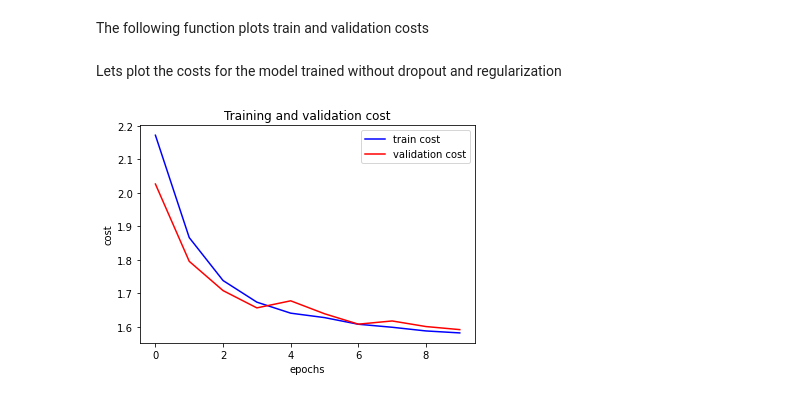
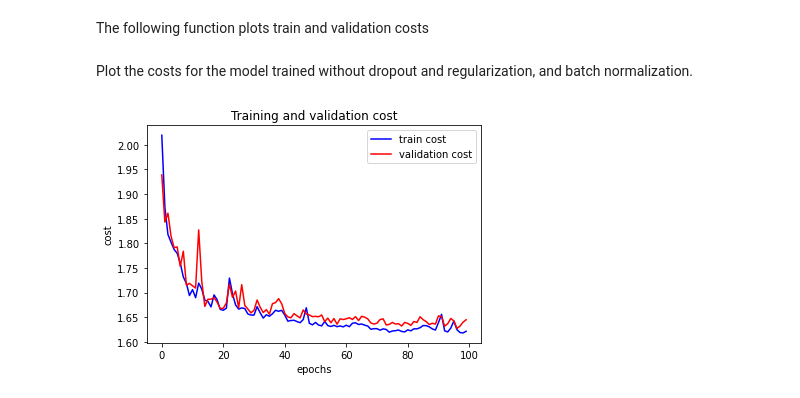
Before and after one commit to Helter-Skelter900/STN_NNFL, a Jupyter notebook: STN_NNFL.ipynb, the cells around one changed output. Cells and saved outputs as stored; diff of their text form; code cells hidden in the pictures.

```diff
--- a/STN_NNFL.ipynb
+++ b/STN_NNFL.ipynb
@@ -81,16 +46,0 @@ Use the following function to visualize randomly picked images with their labels
-# %%
-def plot_imagesNlabels(data, labels,fname):
-	rand_mine = np.random.randint(0,data.shape[0],12)
-	sampled_x = data[rand_mine]
-	sampled_y = labels[rand_mine].reshape(12,10)
-	num_rows = 2
-	num_cols = 6
-	f, ax = plt.subplots(num_rows, num_cols, figsize = (12,5), gridspec_kw = {'wspace':0.03 , 'hspace':0.01}, squeeze = True)
-	for i in range (num_rows):
-		for j in range (num_cols):
-			image_index = i*6 + j
-			ax[i,j].axis("off")
-			ax[i,j].imshow(np.squeeze(sampled_x[image_index]), cmap='gray')
-			ax[i,j].set_title('No. %d' % np.where(sampled_y[image_index] == 1))
-	f.savefig(fname)
-	plt.show()
@@ -121,0 +59,17 @@ classes:  10
+# %%
+def plot_imagesNlabels(data, labels,fname):
+	np.random.seed(188)
+	rand_mine = np.random.randint(0,data.shape[0],12)
+	sampled_x = data[0:12,:,:,:]
+	sampled_y = labels[0:12,:].reshape(12,10)
+	num_rows = 2
+	num_cols = 6
+	f, ax = plt.subplots(num_rows, num_cols, figsize = (12,5), gridspec_kw = {'wspace':0.03 , 'hspace':0.01}, squeeze = True)
+	for i in range (num_rows):
+		for j in range (num_cols):
+			image_index = i*6 + j
+			ax[i,j].axis("off")
+			ax[i,j].imshow(np.squeeze(sampled_x[image_index]), cmap='gray')
+			ax[i,j].set_title('No. %d' % np.where(sampled_y[image_index] == 1))
+	f.savefig(fname)
+	plt.show()
@@ -242,4 +238,4 @@ Let us train our model
 # %%
-stn_model,train_cost,val_cost = train_STN(input_shape = input_shape, num_classes = num_classes, base_learning_rate=1e-2, batch_size = 256, num_epochs = 10, decay_rate = 0.09, l2_reg = 0.00, drop_rate = 0.00, print_steps = 100, print_freq = 1)
+stn_model,train_cost,val_cost = train_STN(input_shape = input_shape, num_classes = num_classes, base_learning_rate=1e-2, batch_size = 256, num_epochs = 100, decay_rate = 0.09, l2_reg = 0.00, drop_rate = 0.00, batch_norm = 0, opti = 'adam', print_steps = 100, print_freq = 10)
 # %% [output]
 Start of epoch 0
@@ -322,7 +343,7 @@ Inputs after transformation after epoch 5 :
 # %% [markdown]
 The following function plots train and validation costs
 # %%
-def plot_costs(num_epochs, train_cost, val_cost):
+def plot_costs(num_epochs, train_cost, val_cost,filename):
   # plot the training cost
   x = np.arange(0, num_epochs, 1)
   fig, ax = plt.subplots()
@@ -332,7 +353,7 @@ def plot_costs(num_epochs, train_cost, val_cost):
   plt.ylabel('cost')
   plt.xlabel('epochs')
   plt.title("Training and validation cost")
-  fig.savefig('Costs_wo_drop_reg.png')
+  fig.savefig(filename)
   plt.show()
 
   # plot the val cost
@@ -342,11 +363,11 @@ def plot_costs(num_epochs, train_cost, val_cost):
   #plt.title("Validation cost")
   #plt.show()
 # %% [markdown]
-Lets plot the costs for the model trained without dropout and regularization
+Plot the costs for the model trained without dropout and regularization, and batch normalization.
 # %%
-plot_costs(10,train_cost,val_cost)
+plot_costs(100,train_cost,val_cost,"costs_wo_drop_reg")
 # %% [output]
-[figure, old version]
+[figure, new version]
 # %%
 ls
 # %% [output]
```
Also changed, not shown: parts of 36 cells of this notebook.
